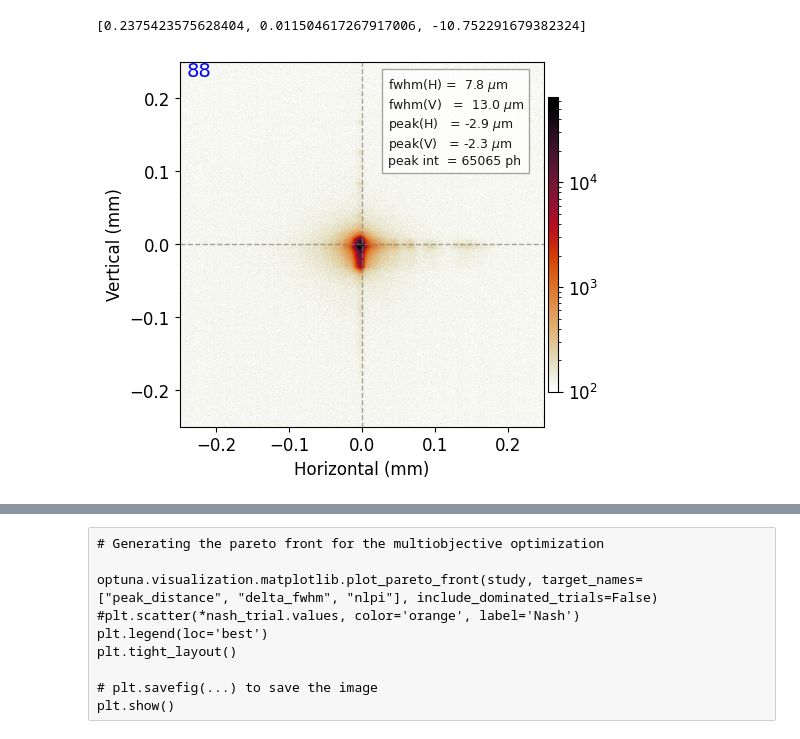
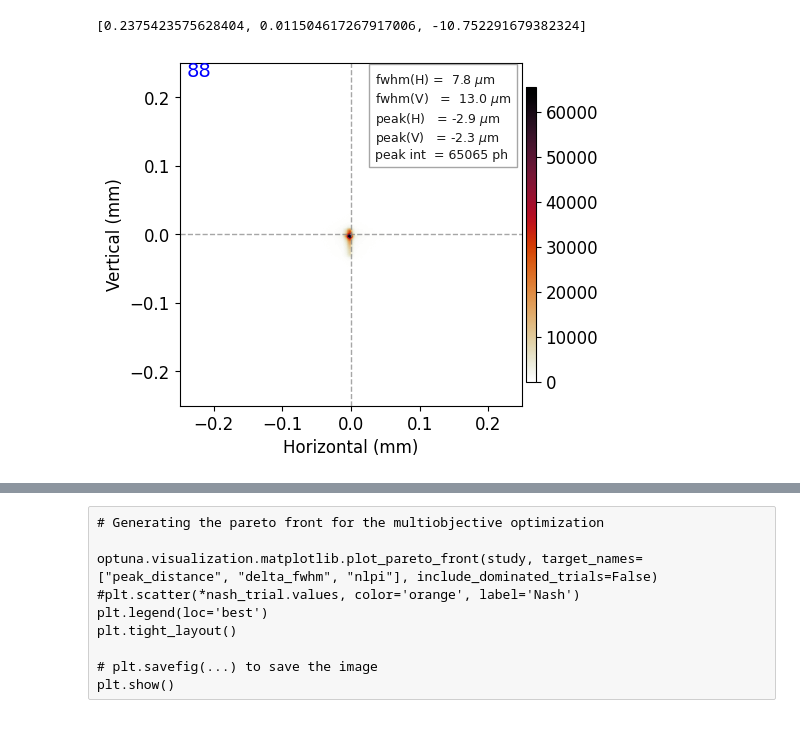
Before and after one commit to AI-ML-at-APS/AI-ML_Control_System, a Jupyter notebook: work_directory/28-ID/jupyter/analysis_experiment/peak_fwhm_nlpi_all_motors_worse.ipynb, the cells around one changed output, grey strips where cells are left out. Saved outputs shown, nothing was run; the diff lists cells and outputs as text; code cells hidden in the pictures.

```diff
--- a/work_directory/28-ID/jupyter/analysis_experiment/peak_fwhm_nlpi_all_motors_worse.ipynb
+++ b/work_directory/28-ID/jupyter/analysis_experiment/peak_fwhm_nlpi_all_motors_worse.ipynb
@@ -281,36 +276,36 @@ dwd = dict(**study.trials[tnum].user_attrs["dw"]._DictionaryWrapper__dictionary)
 hist = hists[tnum]
 plt.figure(figsize=[5, 5], constrained_layout=True)
 plt.pcolormesh(
-    hist.hh, hist.vv, hist.data_2D.T[::-1], cmap=m2, norm=mpl.colors.LogNorm(100, max_count), rasterized=True
+    hist.hh, hist.vv, hist.data_2D.T[::-1], cmap=apu.CMAP, rasterized=True
 )
 plt.xlim(-0.25, 0.25)
 plt.ylim(-0.25, 0.25)
 plt.axhline(0, color="gray", ls="--", linewidth=1, alpha=0.7)
 plt.axvline(0, color="gray", ls="--", linewidth=1, alpha=0.7)
 plt.xlabel("Horizontal (mm)")
 plt.ylabel("Vertical (mm)")
 # plt.title(t.number)
 plt.colorbar(pad=0.01, aspect=30, shrink=0.6)
 
 ax = plt.gca()
 ax.set_aspect("equal")
 
 
 text = (
     rf"{'fwhm(H)':<6} = {dwd['h_fwhm'] * 1000: 3.1f} $\mu$m" + "\n"
     rf"{'fwhm(V)':<9} = {dwd['v_fwhm']* 1000: 3.1f} $\mu$m" + "\n"
     rf"{'peak(H)':<9} = {dwd['h_peak']* 1000: 3.1f} $\mu$m" + "\n"
     rf"{'peak(V)':<9} = {dwd['v_peak']* 1000: 3.1f} $\mu$m" + "\n"
     rf"{'peak int':<9} = {dwd['peak_intensity']:3.0f} ph"
 )
 ax.text(
     0.035, 0.11, text, color="black", alpha=0.9, fontsize=9, bbox=dict(facecolor="white", edgecolor="gray", alpha=0.7)
 )
 plt.text(-0.24, 0.23, tnum, fontsize=14, color="blue")
-plt.savefig(f"{out_dir}/pareto_hh.svg", bbox_inches="tight", dpi=600)
+#plt.savefig(f"{out_dir}/pareto_hh.svg", bbox_inches="tight", dpi=600)
 plt.show()
 # %% [output]
-[figure, old version]
+[figure, new version]
 # %%
 pareto_df = analysis.get_pareto_dataframe_from_study(study, ["peak_distance", "fwhm", "nlpi"])
 # %%
```
Also changed, not shown: parts of 16 cells of this notebook, 16 other files.
